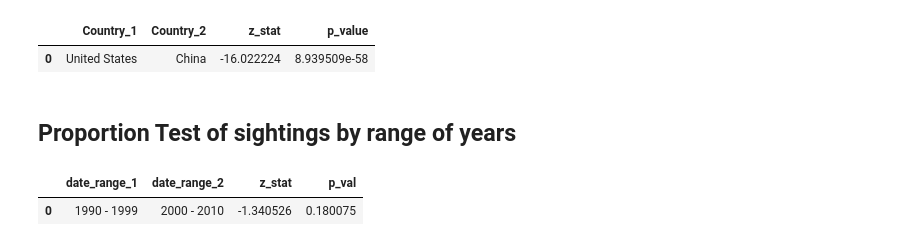
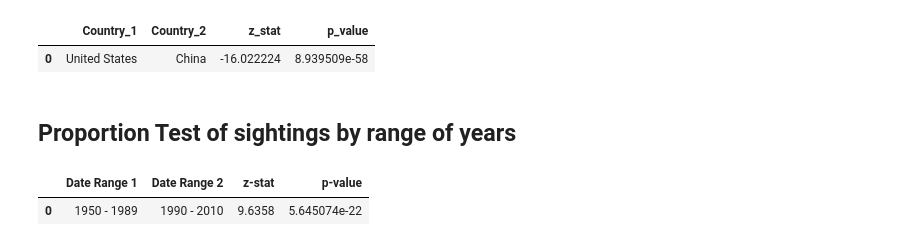
Before and after one commit to QED0711/nasa-meteorite-analysis, a Jupyter notebook: TESTING.ipynb, the cells around one changed output. Saved outputs shown, nothing was run; the diff lists cells and outputs as text; code cells hidden in the pictures.

```diff
--- a/TESTING.ipynb
+++ b/TESTING.ipynb
@@ -190,13 +200,14 @@ def test_fall_sightings_dates(df, start_date, split_date, end_date):
 
     return pd.DataFrame(
         [(range_1_name, range_2_name, z_stat, p_value)],
-        columns=("date_range_1", "date_range_2", "z_stat", "p_val")
+        columns=("Date Range 1", "Date Range 2", "z-stat", "p-value")
     )
-
-test_fall_sightings_dates(df, 1990, 2000, 2010)
-# %% [output]
-|  | date_range_1 | date_range_2 | z_stat | p_val |
-| 0 | 1990 - 1999 | 2000 - 2010 | -1.340526 | 0.180075 |
+# %%
+test_fall_sightings_dates(df, 1950, 1990, 2010).to_csv('tables/proportion_fell_by_year.csv', index=False)
+test_fall_sightings_dates(df, 1950, 1990, 2010)
+# %% [output]
+|  | Date Range 1 | Date Range 2 | z-stat | p-value |
+| 0 | 1950 - 1989 | 1990 - 2010 | 9.6358 | 5.645074e-22 |
 # %%
 earth_strikes = pd.read_csv("CSV_MASTERS/GeoEarth_with_num_strikes")
 earth_strikes.loc[121, "subregion"] = "Antarctica"
```
Also changed, not shown: parts of 7 cells of this notebook, 3 other files.
